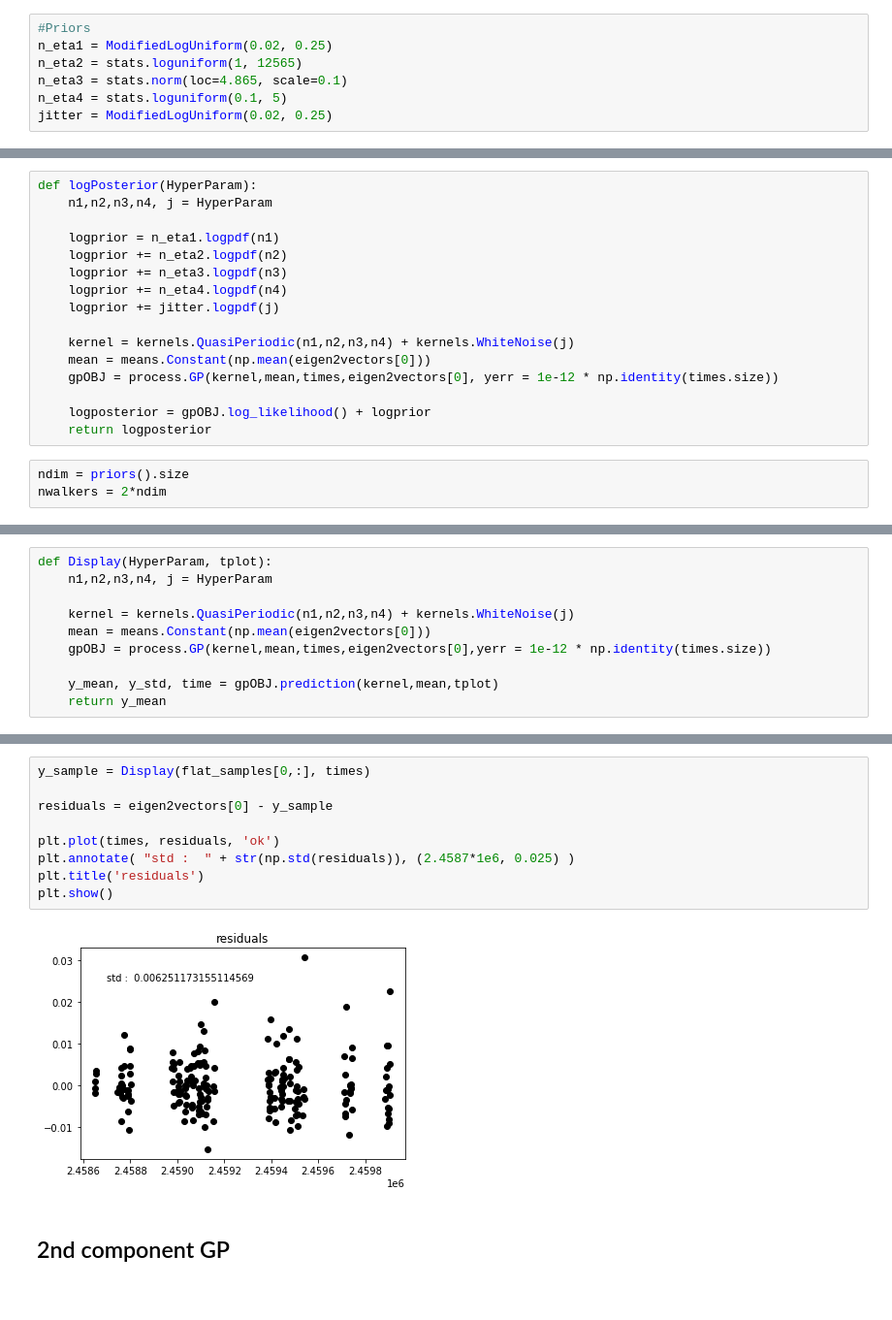
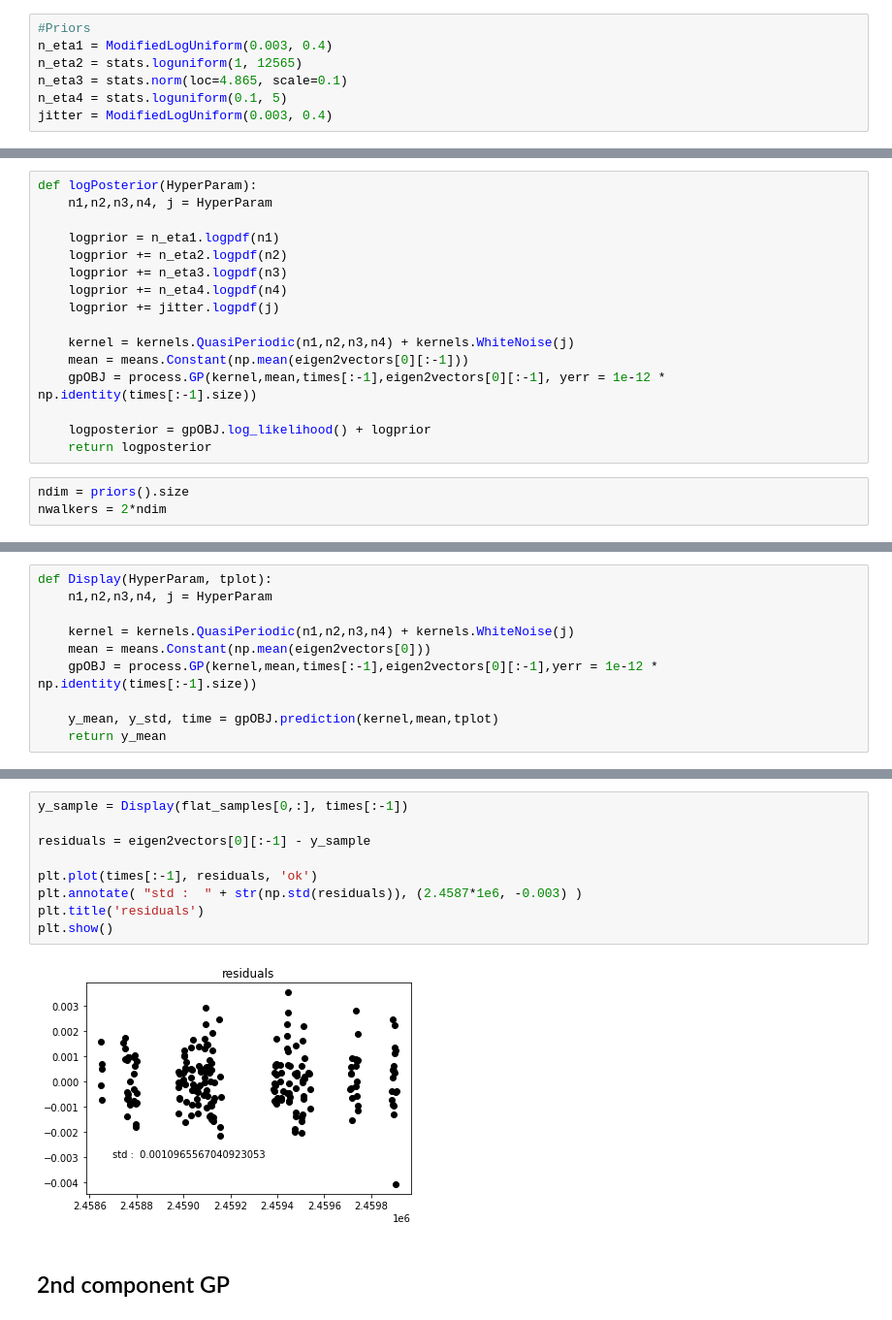
Before and after one commit to Paul-Charpentier/SPCAndie, a Jupyter notebook: GwPCA.ipynb, the cells around one changed output, grey strips where cells are left out. Shown at 97% size. Cells and saved outputs as stored; diff of their text form.

```diff
--- a/GwPCA.ipynb
+++ b/GwPCA.ipynb
@@ -108,11 +169,11 @@ print(10*(np.max(times)-np.min(times)))
 12565.53317216225
 # %%
 #Priors
-n_eta1 = ModifiedLogUniform(0.02, 0.25)
+n_eta1 = ModifiedLogUniform(0.003, 0.4)
 n_eta2 = stats.loguniform(1, 12565)
 n_eta3 = stats.norm(loc=4.865, scale=0.1)
 n_eta4 = stats.loguniform(0.1, 5)
-jitter = ModifiedLogUniform(0.02, 0.25)
+jitter = ModifiedLogUniform(0.003, 0.4)
 # %%
 def priors():
     return np.array([n_eta1.rvs(),n_eta2.rvs(), n_eta3.rvs(), n_eta4.rvs(), jitter.rvs()])
@@ -127,8 +188,8 @@ def logPosterior(HyperParam):
     logprior += jitter.logpdf(j)
 
     kernel = kernels.QuasiPeriodic(n1,n2,n3,n4) + kernels.WhiteNoise(j)
-    mean = means.Constant(np.mean(eigen2vectors[0]))
-    gpOBJ = process.GP(kernel,mean,times,eigen2vectors[0], yerr = 1e-12 * np.identity(times.size))
+    mean = means.Constant(np.mean(eigen2vectors[0][:-1]))
+    gpOBJ = process.GP(kernel,mean,times[:-1],eigen2vectors[0][:-1], yerr = 1e-12 * np.identity(times[:-1].size))
 
     logposterior = gpOBJ.log_likelihood() + logprior
     return logposterior
@@ -188,7 +249,7 @@ def Display(HyperParam, tplot):
 
     kernel = kernels.QuasiPeriodic(n1,n2,n3,n4) + kernels.WhiteNoise(j)
     mean = means.Constant(np.mean(eigen2vectors[0]))
-    gpOBJ = process.GP(kernel,mean,times,eigen2vectors[0],yerr = 1e-12 * np.identity(times.size))
+    gpOBJ = process.GP(kernel,mean,times[:-1],eigen2vectors[0][:-1],yerr = 1e-12 * np.identity(times[:-1].size))
 
     y_mean, y_std, time = gpOBJ.prediction(kernel,mean,tplot)
     return y_mean
@@ -206,14 +267,14 @@ plt.show()
 # %%
-y_sample = Display(flat_samples[0,:], times)
+y_sample = Display(flat_samples[0,:], times[:-1])
 
-residuals = eigen2vectors[0] - y_sample
+residuals = eigen2vectors[0][:-1] - y_sample
 
-plt.plot(times, residuals, 'ok')
-plt.annotate( "std :  " + str(np.std(residuals)), (2.4587*1e6, 0.025) )
+plt.plot(times[:-1], residuals, 'ok')
+plt.annotate( "std :  " + str(np.std(residuals)), (2.4587*1e6, -0.003) )
 plt.title('residuals')
 plt.show()
 # %% [output]
-[figure, old version]
+[figure, new version]
 # %% [markdown]
 ## 2nd component GP
 # %%
```
Also changed, not shown: parts of 33 cells of this notebook, 2 other files.
